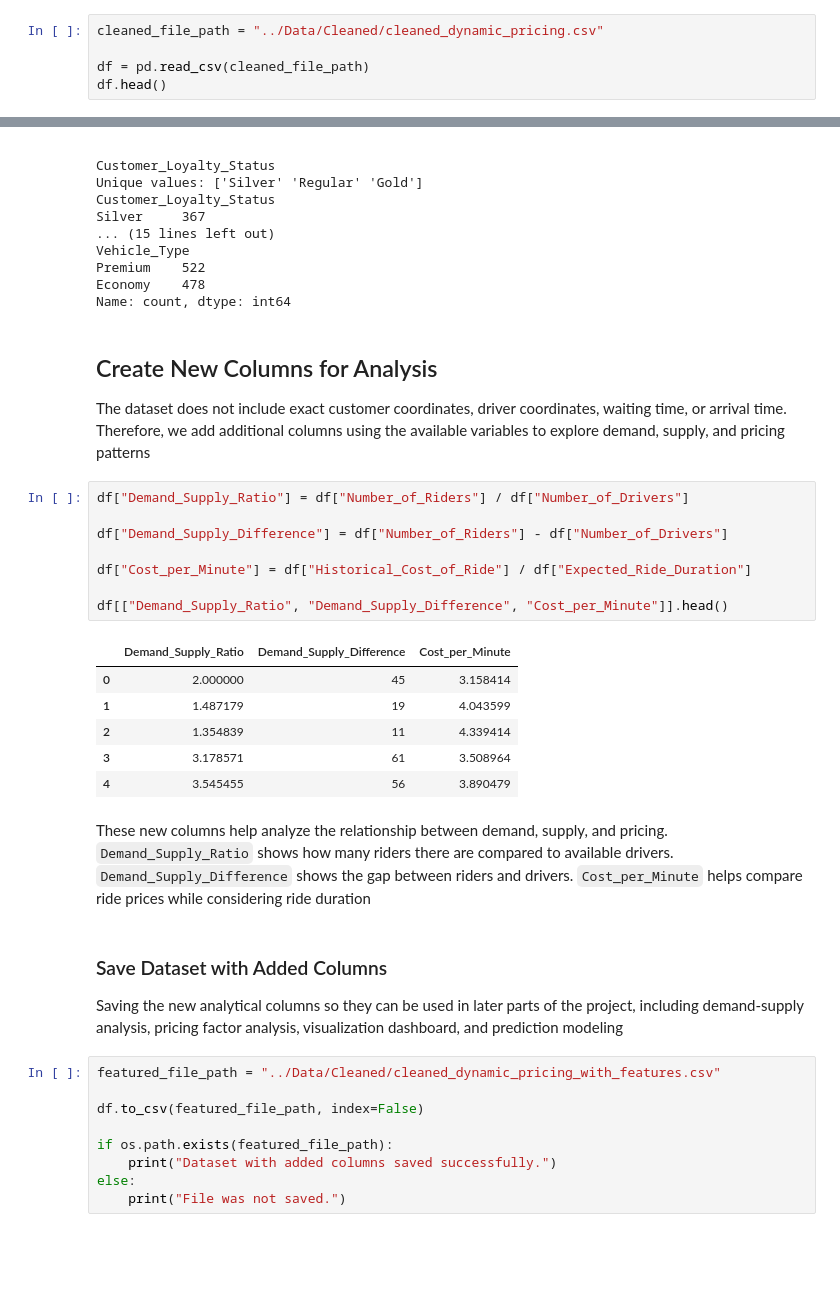
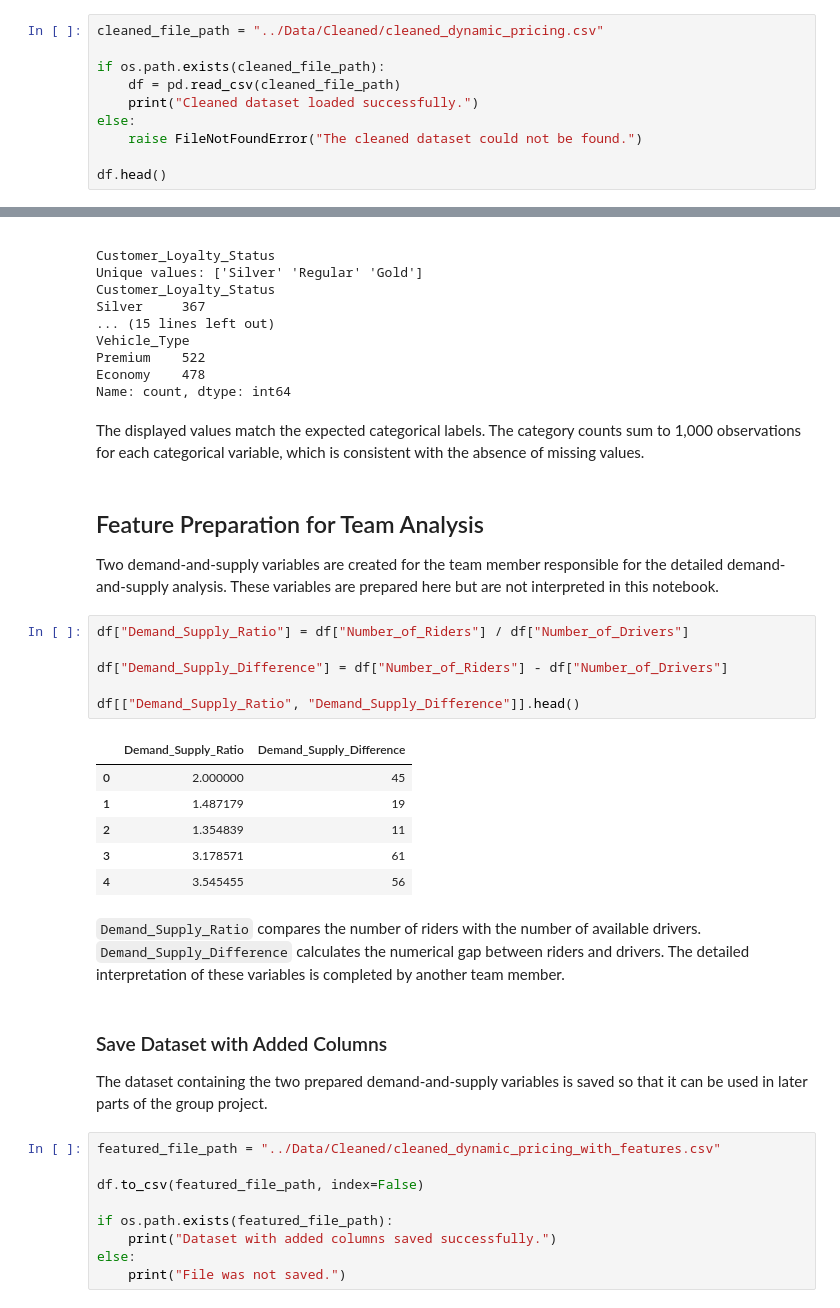
Before and after one commit to victoriabotezatu/dynamic-pricing-project, a Jupyter notebook: Notebooks/02_eda.ipynb, the cells around one changed output, grey strips where cells are left out. Saved outputs shown, nothing was run; the diff lists cells and outputs as text; blank space fills up the shorter version.

```diff
--- a/Notebooks/02_eda.ipynb
+++ b/Notebooks/02_eda.ipynb
@@ -29,6 +33,11 @@ Loading the cleaned dataset that was saved during the data cleaning step
 # %%
 cleaned_file_path = "../Data/Cleaned/cleaned_dynamic_pricing.csv"
 
-df = pd.read_csv(cleaned_file_path)
+if os.path.exists(cleaned_file_path):
+    df = pd.read_csv(cleaned_file_path)
+    print("Cleaned dataset loaded successfully.")
+else:
+    raise FileNotFoundError("The cleaned dataset could not be found.")
+
 df.head()
 # %% [output]
@@ -137,31 +147,31 @@ Vehicle_Type
 Premium    522
 Economy    478
 Name: count, dtype: int64
+# %% [markdown]
+The displayed values match the expected categorical labels. The category counts sum to 1,000 observations for each categorical variable, which is consistent with the absence of missing values.
 # %% [markdown]
-## Create New Columns for Analysis
+## Feature Preparation for Team Analysis
 
-The dataset does not include exact customer coordinates, driver coordinates, waiting time, or arrival time. Therefore, we add additional columns using the available variables to explore demand, supply, and pricing patterns
+Two demand-and-supply variables are created for the team member responsible for the detailed demand-and-supply analysis. These variables are prepared here but are not interpreted in this notebook.
 # %%
 df["Demand_Supply_Ratio"] = df["Number_of_Riders"] / df["Number_of_Drivers"]
 
 df["Demand_Supply_Difference"] = df["Number_of_Riders"] - df["Number_of_Drivers"]
 
-df["Cost_per_Minute"] = df["Historical_Cost_of_Ride"] / df["Expected_Ride_Duration"]
-
-df[["Demand_Supply_Ratio", "Demand_Supply_Difference", "Cost_per_Minute"]].head()
+df[["Demand_Supply_Ratio", "Demand_Supply_Difference"]].head()
 # %% [output]
-|  | Demand_Supply_Ratio | Demand_Supply_Difference | Cost_per_Minute |
-| 0 | 2.000000 | 45 | 3.158414 |
-| 1 | 1.487179 | 19 | 4.043599 |
-| 2 | 1.354839 | 11 | 4.339414 |
-| 3 | 3.178571 | 61 | 3.508964 |
-| 4 | 3.545455 | 56 | 3.890479 |
+|  | Demand_Supply_Ratio | Demand_Supply_Difference |
+| 0 | 2.000000 | 45 |
+| 1 | 1.487179 | 19 |
+| 2 | 1.354839 | 11 |
+| 3 | 3.178571 | 61 |
+| 4 | 3.545455 | 56 |
 # %% [markdown]
-These new columns help analyze the relationship between demand, supply, and pricing. `Demand_Supply_Ratio` shows how many riders there are compared to available drivers. `Demand_Supply_Difference` shows the gap between riders and drivers. `Cost_per_Minute` helps compare ride prices while considering ride duration
+`Demand_Supply_Ratio` compares the number of riders with the number of available drivers. `Demand_Supply_Difference` calculates the numerical gap between riders and drivers. The detailed interpretation of these variables is completed by another team member.
 # %% [markdown]
 ### Save Dataset with Added Columns
 
-Saving the new analytical columns so they can be used in later parts of the project, including demand-supply analysis, pricing factor analysis, visualization dashboard, and prediction modeling
+The dataset containing the two prepared demand-and-supply variables is saved so that it can be used in later parts of the group project.
 # %%
 featured_file_path = "../Data/Cleaned/cleaned_dynamic_pricing_with_features.csv"
 
```
Also changed, not shown: parts of 57 cells of this notebook, 2 other files.
